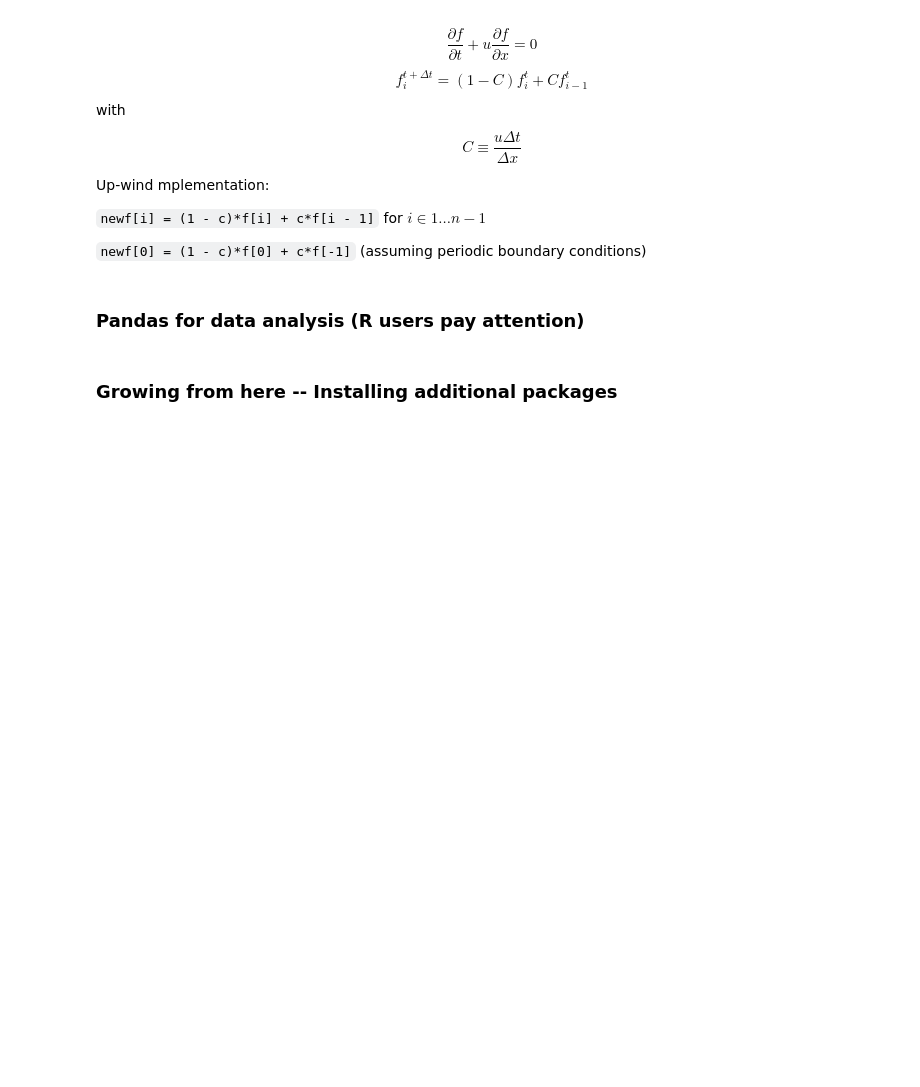
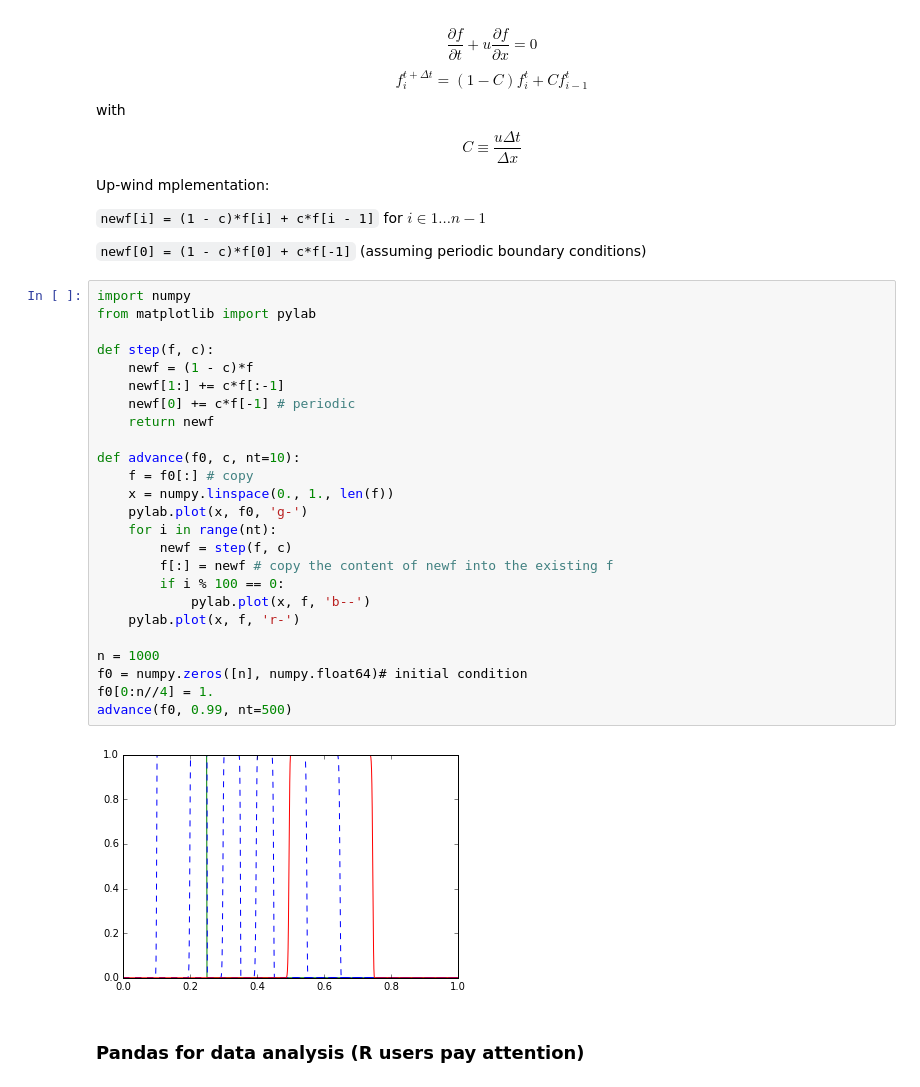
Before and after one commit to pletzer/jupyterMoons, a Jupyter notebook: SWC-NIWA-15Nov2016.ipynb, the cells around one changed output. Drawn from its saved outputs; the diff is of its cells as text; blank space fills up the shorter version.

```diff
--- a/SWC-NIWA-15Nov2016.ipynb
+++ b/SWC-NIWA-15Nov2016.ipynb
@@ -65,7 +71,32 @@ Up-wind mplementation:
 `newf[i] = (1 - c)*f[i] + c*f[i - 1]` for $i \in 1...n-1$
 
 `newf[0] = (1 - c)*f[0] + c*f[-1]` (assuming periodic boundary conditions)
+# %%
+import numpy
+from matplotlib import pylab
+
+def step(f, c):
+    newf = (1 - c)*f
+    newf[1:] += c*f[:-1]
+    newf[0] += c*f[-1] # periodic
+    return newf
+
+def advance(f0, c, nt=10):
+    f = f0[:] # copy
+    x = numpy.linspace(0., 1., len(f))
+    pylab.plot(x, f0, 'g-')
+    for i in range(nt):
+        newf = step(f, c)
+        f[:] = newf # copy the content of newf into the existing f
+        if i % 100 == 0:
+            pylab.plot(x, f, 'b--')
+    pylab.plot(x, f, 'r-')
+
+n = 1000
+f0 = numpy.zeros([n], numpy.float64)# initial condition
+f0[0:n//4] = 1.
+advance(f0, 0.99, nt=500)
+# %% [output]
+[figure, added]
 # %% [markdown]
 ### Pandas for data analysis (R users pay attention)
-# %% [markdown]
-### Growing from here -- Installing additional packages
```
Also changed, not shown: parts of 25 cells of this notebook, 1 other file.
